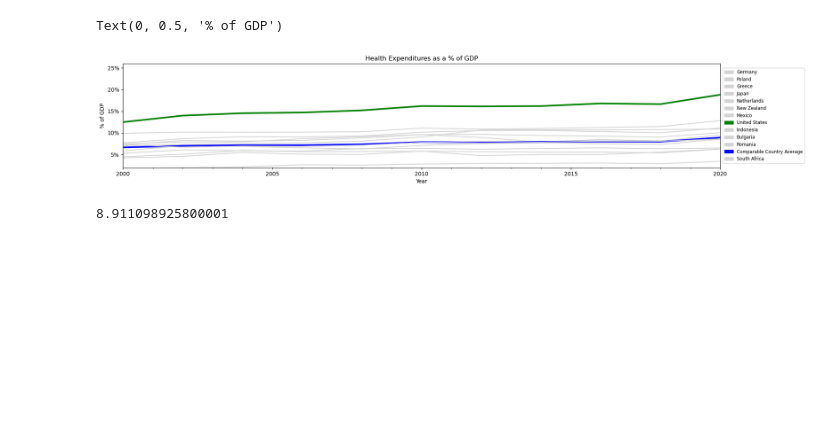
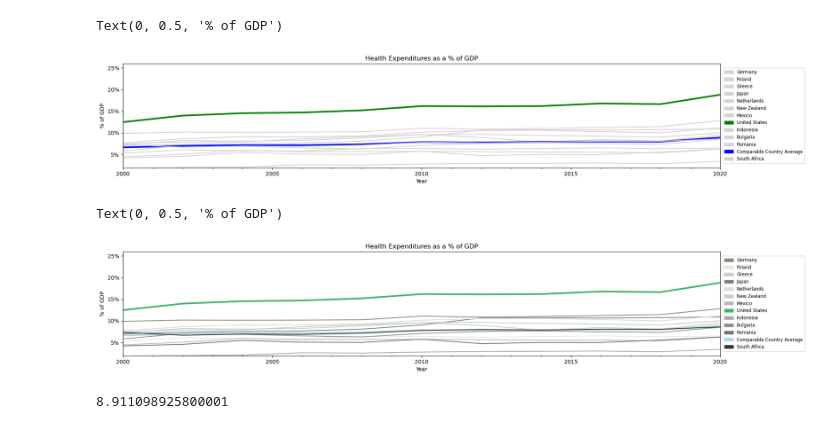
Before and after one commit to doakesbacon/Project1, a Jupyter notebook: HistoricalHealthExpenAsPercent_line_bar.ipynb, the cells around one changed output. Saved outputs shown, nothing was run; the diff lists cells and outputs as text; code cells hidden in the pictures; blank space fills up the shorter version.

```diff
--- a/HistoricalHealthExpenAsPercent_line_bar.ipynb
+++ b/HistoricalHealthExpenAsPercent_line_bar.ipynb
@@ -342,6 +348,54 @@ ax.set_ylabel('% of GDP')
 # %% [output]
 Text(0, 0.5, '% of GDP')
 [figure]
+# %%
+# Plot each countries data // RANDOM SAMPLE OF COUNTRIES, USA & COMPARABLE AVERAGE // USA & COMP AVG COLOR
+# Still need to figure out comp avg
+fig, ax = plt.subplots(figsize=(20,3.5))
+
+germany_data.groupby('Country').plot(ax = ax, color='#8B8970')
+poland_data.groupby('Country').plot(ax = ax, color='#E0EEE0')
+greece_data.groupby('Country').plot(ax = ax, color='#CDCDC1')
+japan_data.groupby('Country').plot(ax = ax, color='#808080')
+netherlands_data.groupby('Country').plot(ax = ax, color='#DBDBDB')
+new_zealand_data.groupby('Country').plot(ax = ax, color='#C9C9C9')
+mexico_data.groupby('Country').plot(ax = ax, color='#B8B8B8')
+us_data.groupby('Country').plot(ax = ax, color='#3CB371', linewidth= 3)
+indonesia_data.groupby('Country').plot(ax = ax, color='#A8A8A8')
+bulgaria_data.groupby('Country').plot(ax = ax, color='#919191')
+romania_data.groupby('Country').plot(ax = ax, color='#737373')
+comp_avg.groupby('Country').plot(ax = ax, color='#ADD8E6', linewidth=3)
+south_africa_data.groupby('Country').plot(ax = ax, color='#333333')
+
+# Setting colors for legend
+pop_1 = mpatches.Patch(color = '#8B8970', label= 'Germany')
+pop_2 = mpatches.Patch(color = '#E0EEE0', label= 'Poland')
+pop_3 = mpatches.Patch(color = '#CDCDC1', label= 'Greece')
+pop_4 = mpatches.Patch(color = '#808080', label= 'Japan')
+pop_5 = mpatches.Patch(color = '#DBDBDB', label= 'Netherlands')
+pop_6 = mpatches.Patch(color = '#C9C9C9', label= 'New Zealand')
+pop_7 = mpatches.Patch(color = '#B8B8B8', label= 'Mexico')
+pop_8 = mpatches.Patch(color = '#3CB371', label= 'United States')
+pop_9 = mpatches.Patch(color = '#A8A8A8', label= 'Indonesia')
+pop_10 = mpatches.Patch(color = '#919191', label= 'Bulgaria')
+pop_11 = mpatches.Patch(color = '#737373', label= 'Romania')
+pop_12 = mpatches.Patch(color = '#ADD8E6', label= 'Comparable Country Average')
+pop_13 = mpatches.Patch(color = '#333333', label= 'South Africa')
+
+# Legend, aesthtics
+ax.legend(handles=[pop_1, pop_2, pop_3, pop_4, pop_5,
+                   pop_6, pop_7, pop_8, pop_9, pop_10, pop_11,
+                   pop_12, pop_13], loc='center left',
+                   bbox_to_anchor=(1, 0.5), fontsize='small')
+
+# Setting y limits, title, and y label
+ax.yaxis.set_major_formatter("{x:.0f}%")
+ax.set_ylim(2,26)
+ax.set_title('Health Expenditures as a % of GDP')
+ax.set_ylabel('% of GDP')
+# %% [output]
+Text(0, 0.5, '% of GDP')
+[figure, added]
 # %%
 # Extract 2020 comparable country average
 comp_avg_2020 = comp_avg.iloc[10]
```
Also changed, not shown: parts of 2 cells of this notebook, 11 other files.
